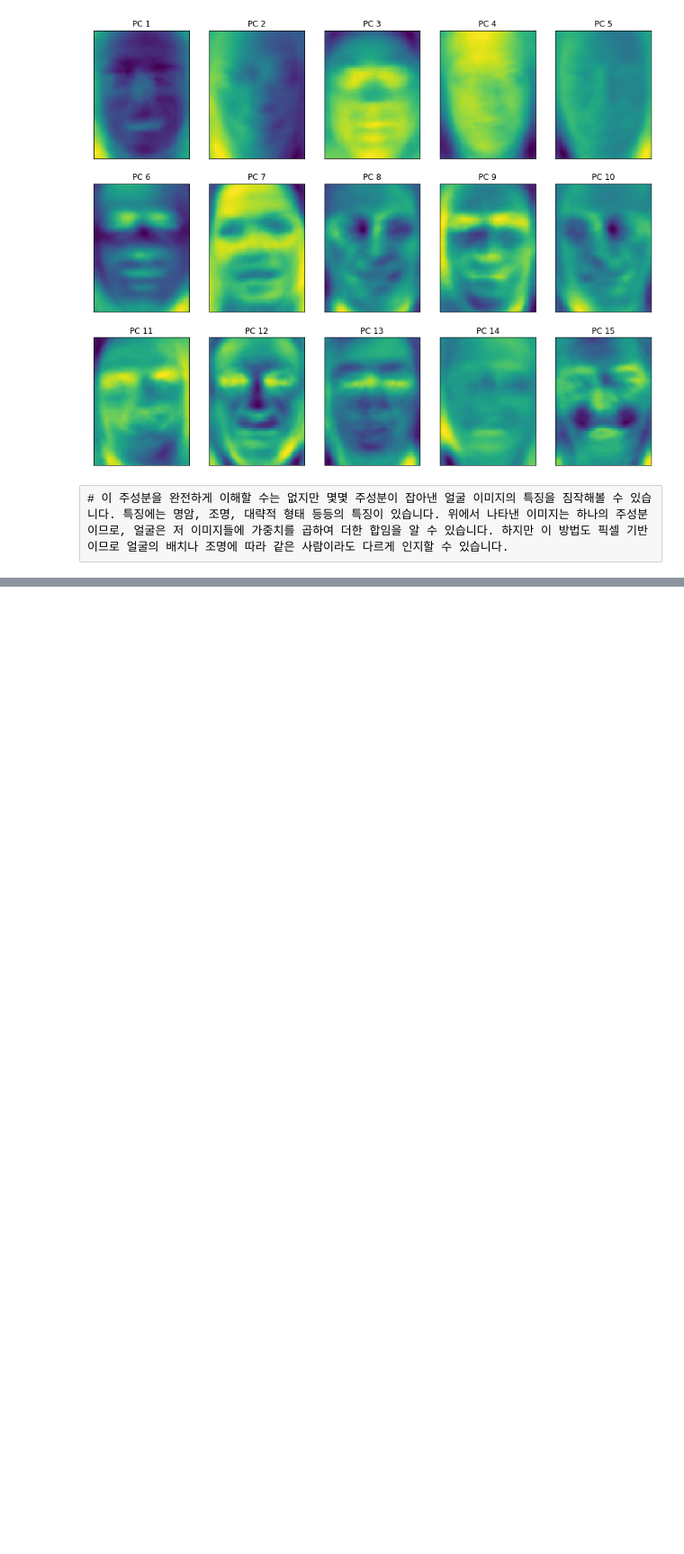
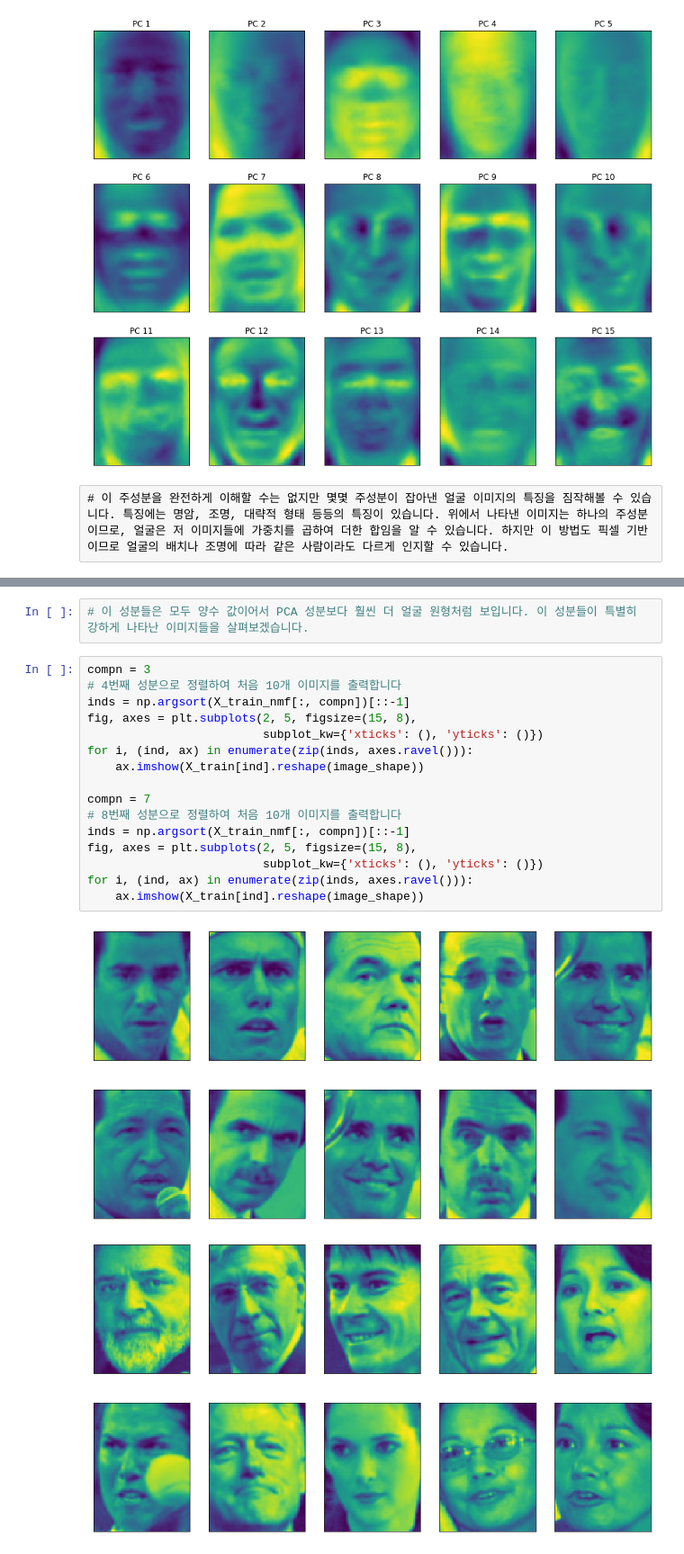
Before and after one commit to jinyoungcho/Machine-Learning-with-Python, a Jupyter notebook: Chapter3_1.ipynb, the cells around one changed output, grey strips where cells are left out. Shown at 90% size. Saved outputs shown, nothing was run; the diff lists cells and outputs as text; blank space fills up the shorter version.

```diff
--- a/Chapter3_1.ipynb
+++ b/Chapter3_1.ipynb
@@ -157,0 +186,21 @@ for i, (component, ax) in enumerate(zip(pca.components_, axes.ravel())):
+# %%
+# 이 성분들은 모두 양수 값이어서 PCA 성분보다 훨씬 더 얼굴 원형처럼 보입니다. 이 성분들이 특별히 강하게 나타난 이미지들을 살펴보겠습니다.
+# %%
+compn = 3
+# 4번째 성분으로 정렬하여 처음 10개 이미지를 출력합니다
+inds = np.argsort(X_train_nmf[:, compn])[::-1]
+fig, axes = plt.subplots(2, 5, figsize=(15, 8),
+                         subplot_kw={'xticks': (), 'yticks': ()})
+for i, (ind, ax) in enumerate(zip(inds, axes.ravel())):
+    ax.imshow(X_train[ind].reshape(image_shape))
+
+compn = 7
+# 8번째 성분으로 정렬하여 처음 10개 이미지를 출력합니다
+inds = np.argsort(X_train_nmf[:, compn])[::-1]
+fig, axes = plt.subplots(2, 5, figsize=(15, 8),
+                         subplot_kw={'xticks': (), 'yticks': ()})
+for i, (ind, ax) in enumerate(zip(inds, axes.ravel())):
+    ax.imshow(X_train[ind].reshape(image_shape))
+# %% [output]
+[figure, added]
+[figure, added]
```
Also changed, not shown: parts of 18 cells of this notebook.
